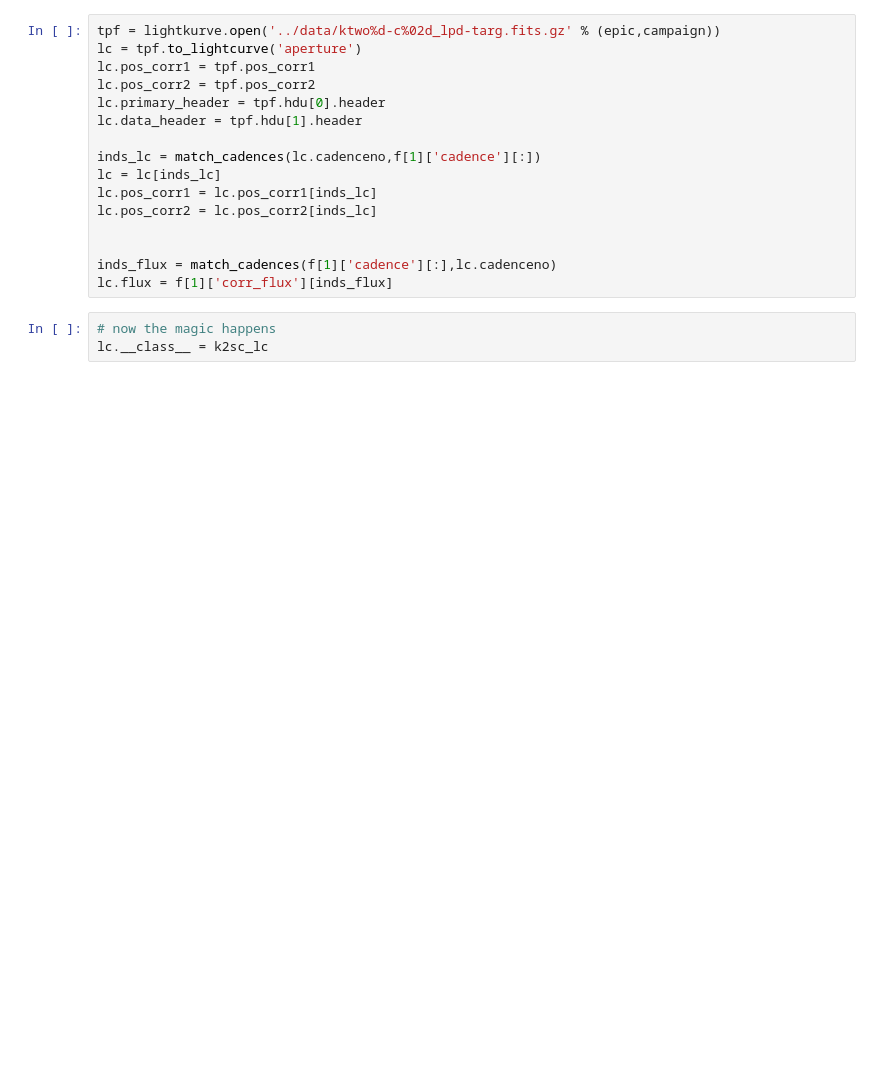
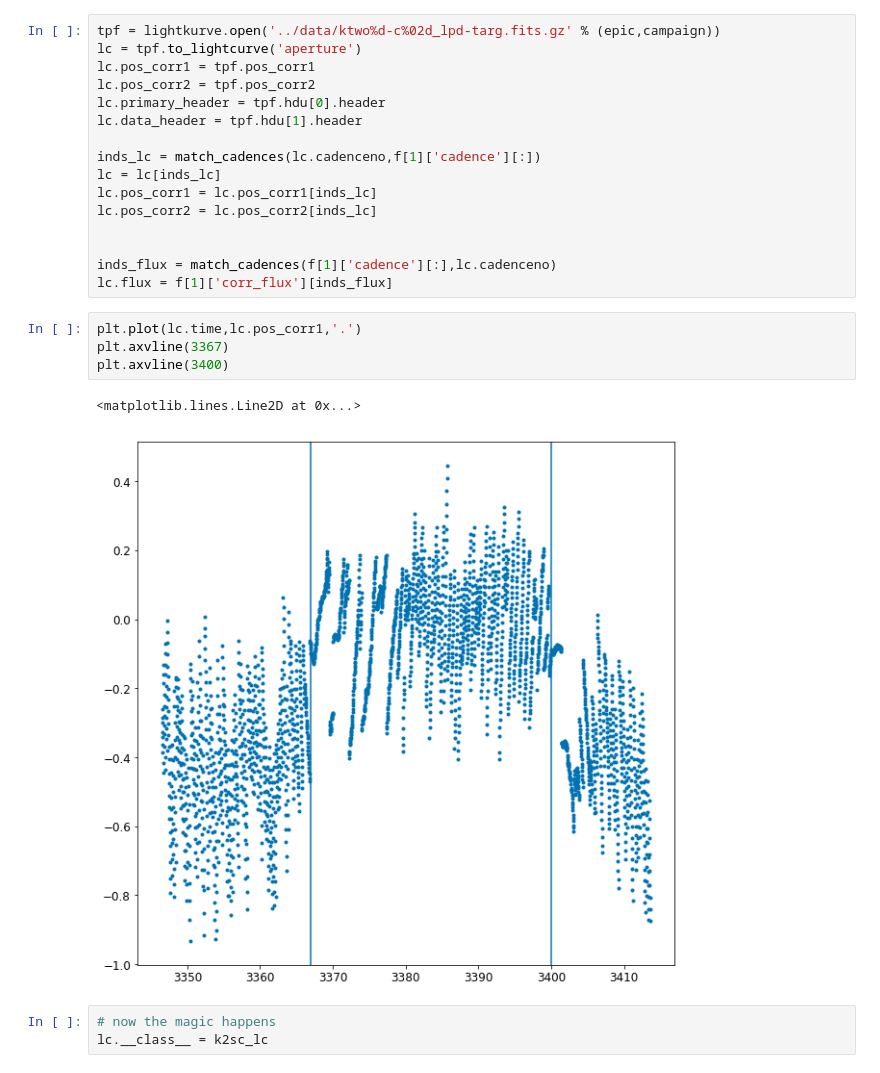
Before and after one commit to benjaminpope/k2halo, a Jupyter notebook: notebooks/k2sc_stars.ipynb, the cells around one changed output. Cells and saved outputs as stored; diff of their text form; blank space fills up the shorter version.

```diff
--- a/notebooks/k2sc_stars.ipynb
+++ b/notebooks/k2sc_stars.ipynb
@@ -60,6 +62,13 @@ lc.pos_corr2 = lc.pos_corr2[inds_lc]
 
 inds_flux = match_cadences(f[1]['cadence'][:],lc.cadenceno)
 lc.flux = f[1]['corr_flux'][inds_flux]
+# %%
+plt.plot(lc.time,lc.pos_corr1,'.')
+plt.axvline(3367)
+plt.axvline(3400)
+# %% [output]
+<matplotlib.lines.Line2D at 0x...>
+[figure, added]
 # %%
 # now the magic happens
 lc.__class__ = k2sc_lc
```
Also changed, not shown: parts of 5 cells of this notebook, 3 other files.
